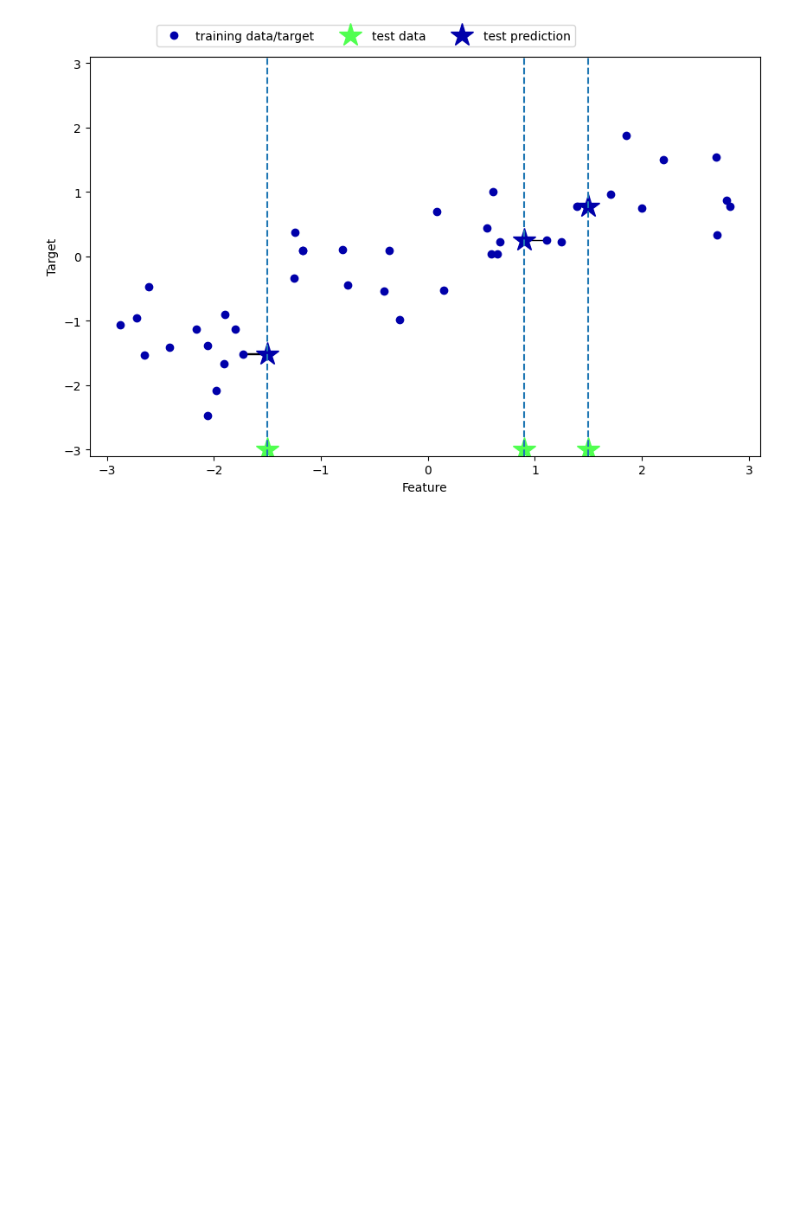
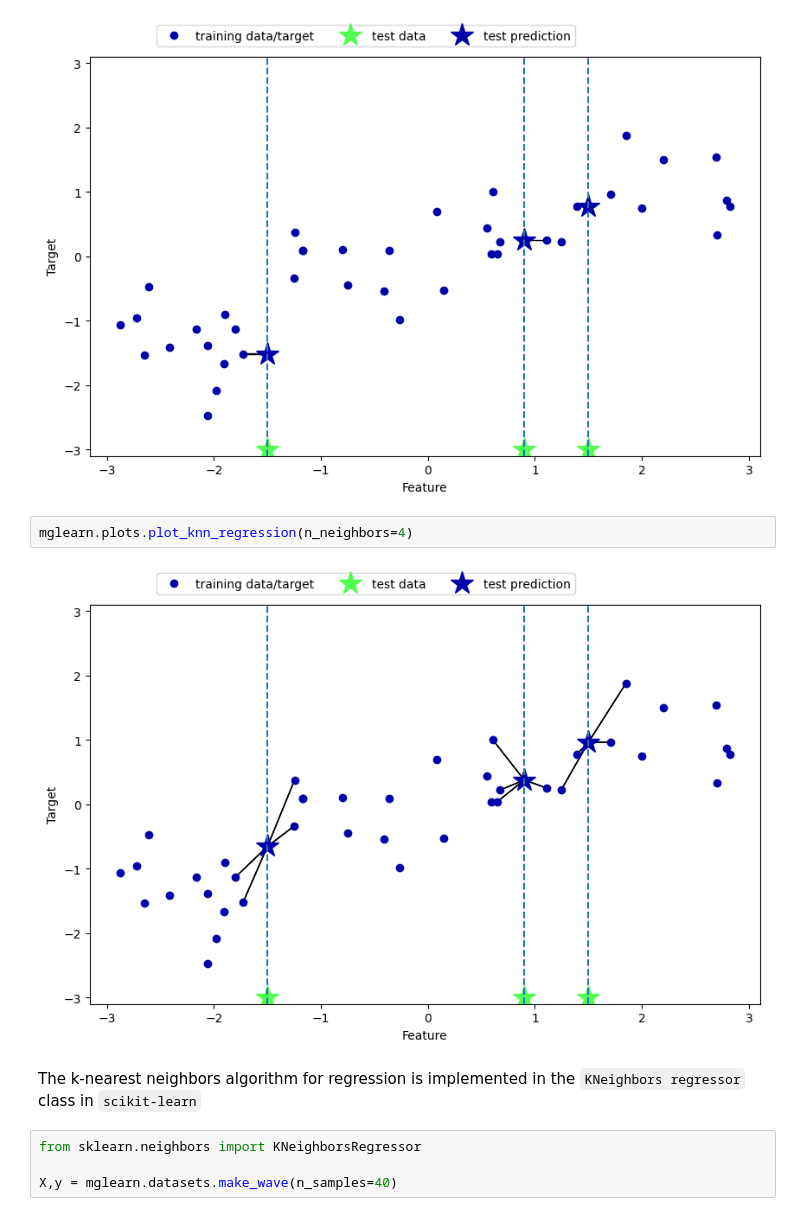
Before and after one commit to VarenyaVisen/ai-ml-study-repo, a Jupyter notebook: Books/Introduction-to-ml-using-python/Chp2-Supervised_Learning/02_KNN.ipynb, the cells around one changed output. Cells and saved outputs as stored; diff of their text form; blank space fills up the shorter version.

```diff
--- a/Books/Introduction-to-ml-using-python/Chp2-Supervised_Learning/02_KNN.ipynb
+++ b/Books/Introduction-to-ml-using-python/Chp2-Supervised_Learning/02_KNN.ipynb
@@ -127,3 +127,13 @@ There is also a regression variant of k-nearest neighbors algorithm
 mglearn.plots.plot_knn_regression(n_neighbors=1)
 # %% [output]
 [figure]
+# %%
+mglearn.plots.plot_knn_regression(n_neighbors=4)
+# %% [output]
+[figure, added]
+# %% [markdown]
+The k-nearest neighbors algorithm for regression is implemented in the `KNeighbors regressor` class in `scikit-learn`
+# %%
+from sklearn.neighbors import KNeighborsRegressor
+
+X,y = mglearn.datasets.make_wave(n_samples=40)
```
Also changed, not shown: parts of 7 cells of this notebook, 1 other file.
